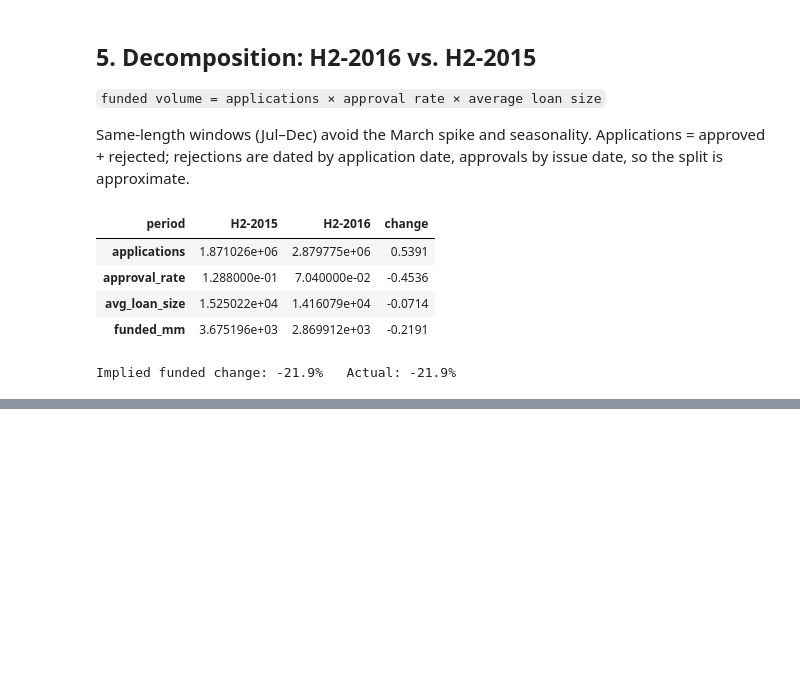
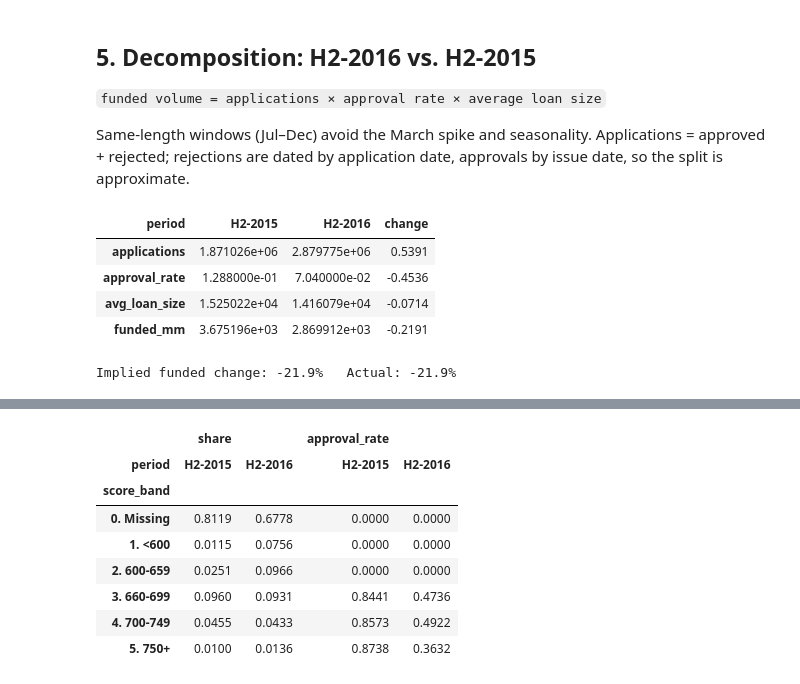
Before and after one commit to qichenz-0825/lending-club-credit-risk-analysis, a Jupyter notebook: Notebooks/04_volume_anomaly_2016.ipynb, the cells around one changed output, grey strips where cells are left out. Saved outputs shown, nothing was run; the diff lists cells and outputs as text; code cells hidden in the pictures; blank space fills up the shorter version.

```diff
--- a/Notebooks/04_volume_anomaly_2016.ipynb
+++ b/Notebooks/04_volume_anomaly_2016.ipynb
@@ -225,0 +225,40 @@ The data shows **that** the approval rate fell, not **why**. Three hypotheses re
+# %%
+bands = con.sql("""
+WITH labeled AS (
+    SELECT CASE WHEN app_month BETWEEN '2015-07-01' AND '2015-12-01' THEN 'H2-2015'
+                WHEN app_month BETWEEN '2016-07-01' AND '2016-12-01' THEN 'H2-2016'
+           END AS period,
+           CASE WHEN score IS NULL THEN '0. Missing'
+                WHEN score < 600   THEN '1. <600'
+                WHEN score < 660   THEN '2. 600-659'
+                WHEN score < 700   THEN '3. 660-699'
+                WHEN score < 750   THEN '4. 700-749'
+                ELSE                    '5. 750+'
+           END AS score_band,
+           approved
+    FROM applications
+)
+SELECT period,
+       score_band,
+       COUNT(*)                                                 AS n_apps,
+       COUNT(*) * 1.0 / SUM(COUNT(*)) OVER (PARTITION BY period) AS share,   -- share within each period
+       AVG(approved)                                            AS approval_rate
+FROM labeled
+WHERE period IS NOT NULL
+GROUP BY period, score_band
+ORDER BY score_band, period
+""").df()
+
+assert bands.groupby("period")["share"].sum().round(6).eq(1).all(), "shares must sum to 100% per period"
+wide = bands.pivot(index="score_band", columns="period", values=["share", "approval_rate"])
+wide.round(4)
+# %% [output]
+|  | share |  | approval_rate |  |
+| period | H2-2015 | H2-2016 | H2-2015 | H2-2016 |
+| score_band |  |  |  |  |
+| 0. Missing | 0.8119 | 0.6778 | 0.0000 | 0.0000 |
+| 1. <600 | 0.0115 | 0.0756 | 0.0000 | 0.0000 |
+| 2. 600-659 | 0.0251 | 0.0966 | 0.0000 | 0.0000 |
+| 3. 660-699 | 0.0960 | 0.0931 | 0.8441 | 0.4736 |
+| 4. 700-749 | 0.0455 | 0.0433 | 0.8573 | 0.4922 |
+| 5. 750+ | 0.0100 | 0.0136 | 0.8738 | 0.3632 |
```
Also changed, not shown: parts of 7 cells of this notebook, 15 other files.
